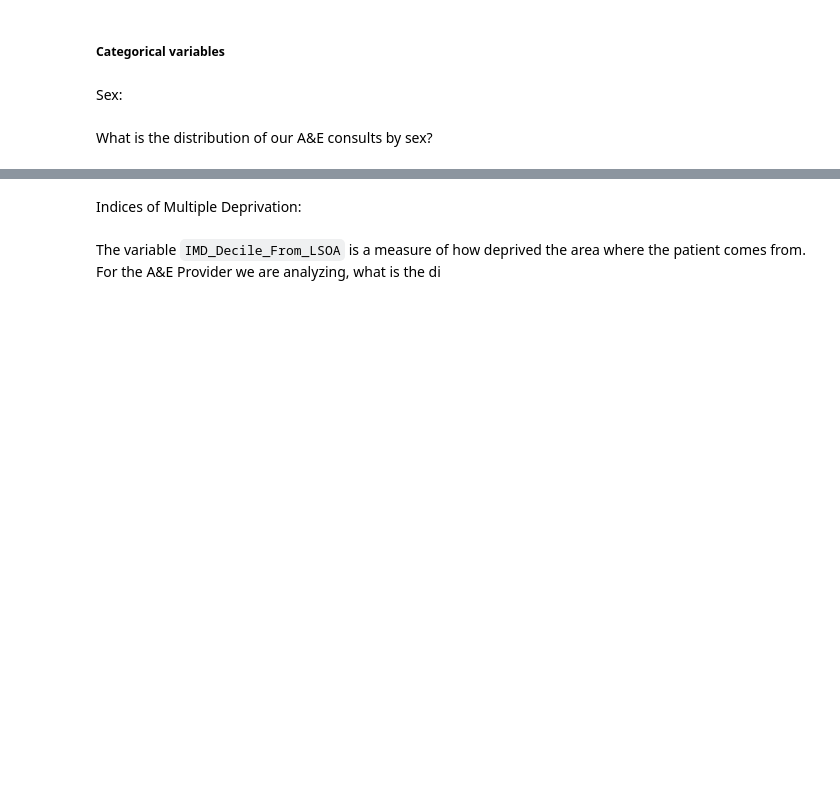
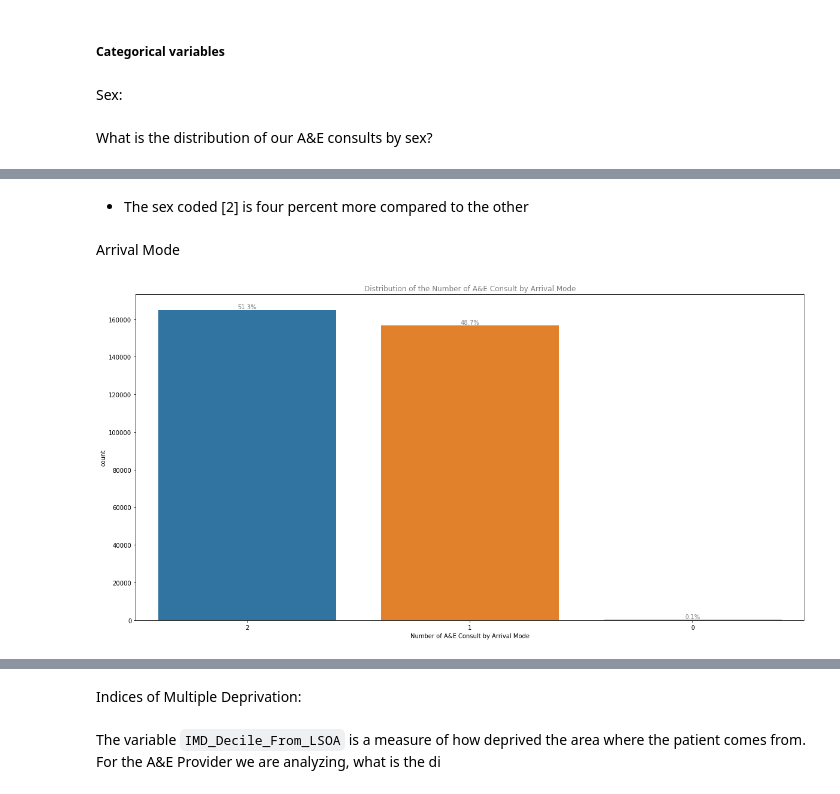
Before and after one commit to biogear13/A-E_admitted_Synthetic_Data, a Jupyter notebook: AandE_admission_EA.ipynb, the cells around one changed output, grey strips where cells are left out. Saved outputs shown, nothing was run; the diff lists cells and outputs as text; code cells hidden in the pictures; blank space fills up the shorter version.

```diff
--- a/AandE_admission_EA.ipynb
+++ b/AandE_admission_EA.ipynb
@@ -484,0 +509,9 @@ create_countplot(aedata_df,'Sex', 'Number of A&E Consult by Sex')
+# %% [markdown]
+* The sex coded [2] is four percent more compared to the other
+# %% [markdown]
+Arrival Mode
+# %%
+# Create the count plot
+create_countplot(aedata_df,'AE_Arrival_Mode', 'Number of A&E Consult by Arrival Mode')
+# %% [output]
+[figure, added]
```
Also changed, not shown: parts of 31 cells of this notebook, 1 other file.
